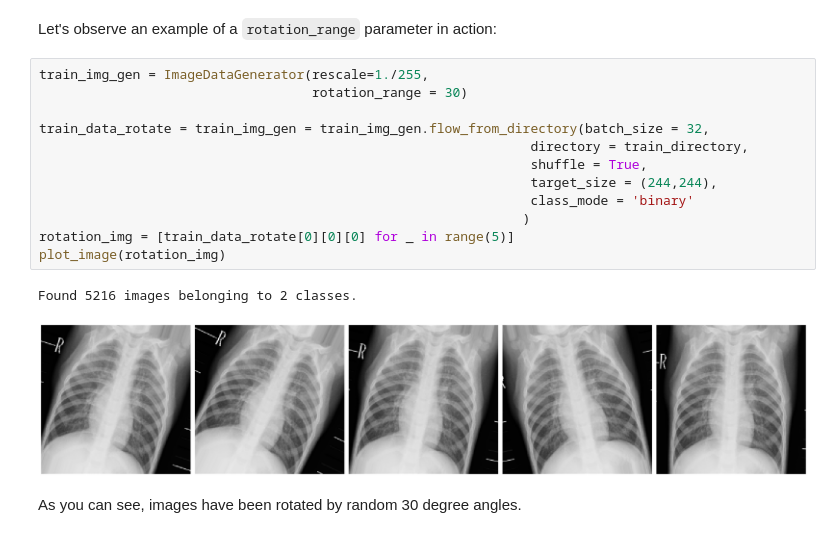
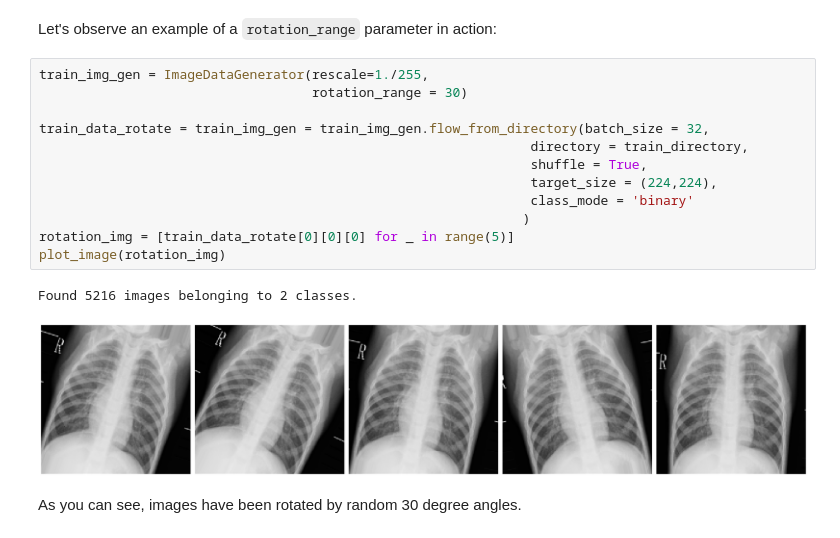
Before and after one commit to dansthemanwhosakid/CNN-Classification-X-rays, a Jupyter notebook: code/02_Data_Processing.ipynb, the cells around one changed output. Drawn from its saved outputs; the diff is of its cells as text.

```diff
--- a/code/02_Data_Processing.ipynb
+++ b/code/02_Data_Processing.ipynb
@@ -122,18 +122,18 @@ Let's observe an example of a `rotation_range` parameter in action:
 # %%
 train_img_gen = ImageDataGenerator(rescale=1./255,
                                    rotation_range = 30)
 
 train_data_rotate = train_img_gen = train_img_gen.flow_from_directory(batch_size = 32,
                                                                directory = train_directory,
                                                                shuffle = True,
-                                                               target_size = (244,244),
+                                                               target_size = (224,224),
                                                                class_mode = 'binary'
                                                               )
 rotation_img = [train_data_rotate[0][0][0] for _ in range(5)]
 plot_image(rotation_img)
 # %% [output]
 Found 5216 images belonging to 2 classes.
-[figure, old version]
+[figure, new version]
 # %% [markdown]
 As you can see, images have been rotated by random 30 degree angles.
 # %% [markdown]
```
Also changed, not shown: parts of 5 cells of this notebook, 2 other files.
